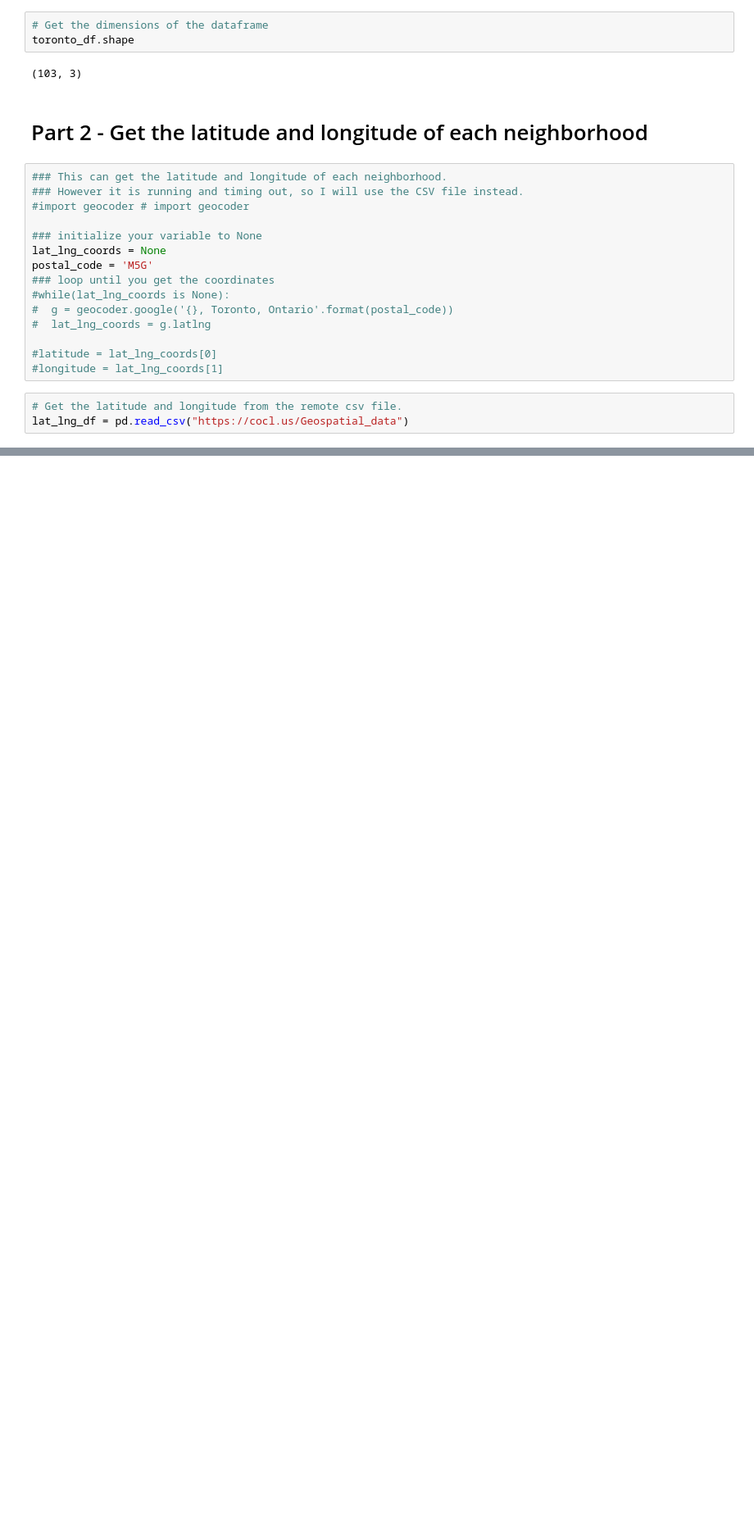
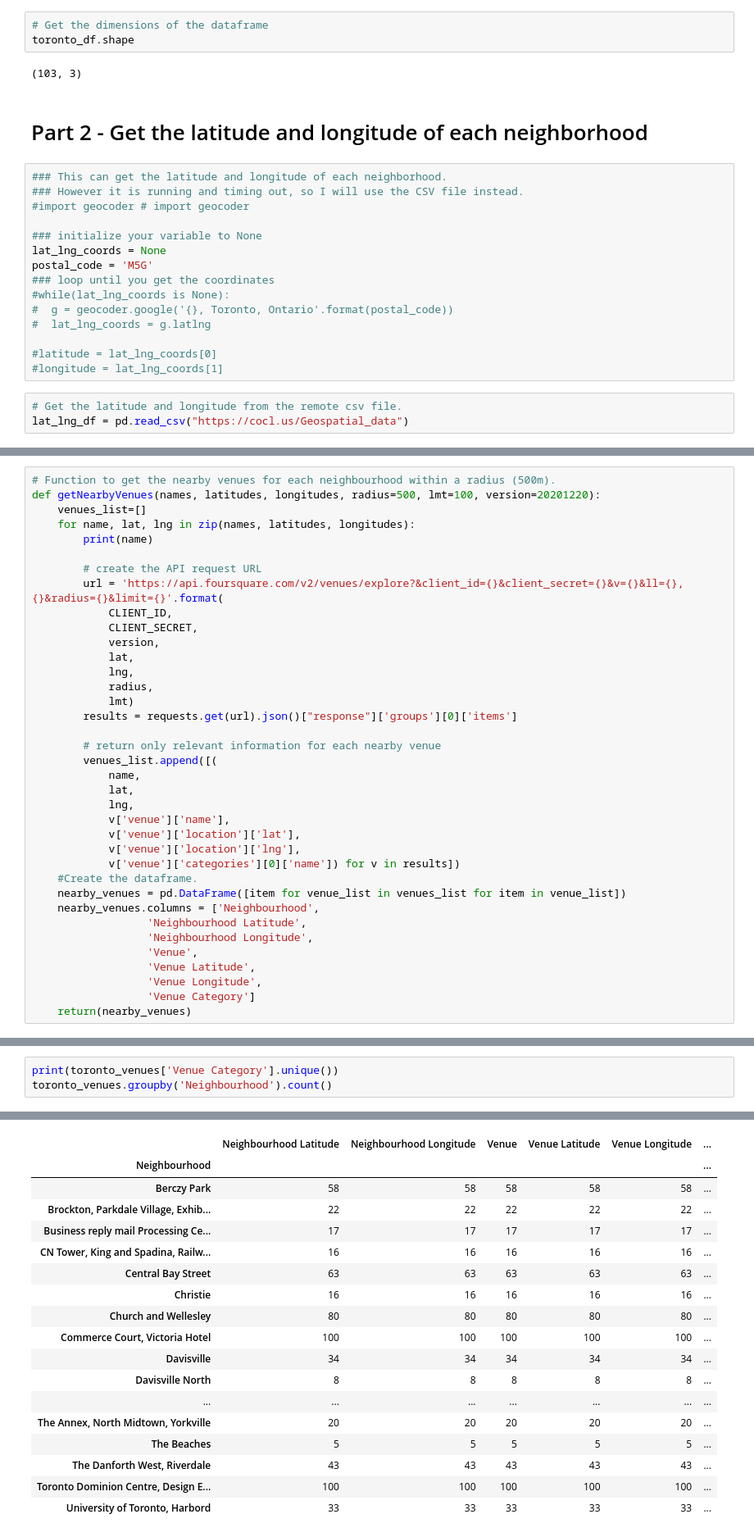
Before and after one commit to megpay/capstone_project, a Jupyter notebook: Capstone.ipynb, the cells around one changed output, grey strips where cells are left out. Shown: that part at 82% size. Drawn from its saved outputs; the diff is of its cells as text; blank space fills up the shorter version.

```diff
--- a/Capstone.ipynb
+++ b/Capstone.ipynb
@@ -56,0 +185,37 @@ new_df = toronto_df.merge(lat_lng_df, left_on='Postal Code', right_on='Postal Co
+# %%
+# Function to get the nearby venues for each neighbourhood within a radius (500m).
+def getNearbyVenues(names, latitudes, longitudes, radius=500, lmt=100, version=20201220):
+    venues_list=[]
+    for name, lat, lng in zip(names, latitudes, longitudes):
+        print(name)
+
+        # create the API request URL
+        url = 'https://api.foursquare.com/v2/venues/explore?&client_id={}&client_secret={}&v={}&ll={},{}&radius={}&limit={}'.format(
+            CLIENT_ID,
+            CLIENT_SECRET,
+            version,
+            lat,
+            lng,
+            radius,
+            lmt)
+        results = requests.get(url).json()["response"]['groups'][0]['items']
+
+        # return only relevant information for each nearby venue
+        venues_list.append([(
+            name,
+            lat,
+            lng,
+            v['venue']['name'],
+            v['venue']['location']['lat'],
+            v['venue']['location']['lng'],
+            v['venue']['categories'][0]['name']) for v in results])
+    #Create the dataframe.
+    nearby_venues = pd.DataFrame([item for venue_list in venues_list for item in venue_list])
+    nearby_venues.columns = ['Neighbourhood',
+                  'Neighbourhood Latitude',
+                  'Neighbourhood Longitude',
+                  'Venue',
+                  'Venue Latitude',
+                  'Venue Longitude',
+                  'Venue Category']
+    return(nearby_venues)
@@ -66,0 +283,4 @@ new_df.head()
+# %%
+print(toronto_venues['Venue Category'].unique())
+toronto_venues.groupby('Neighbourhood').count()
+# %% [output]
@@ -66,0 +304,18 @@ new_df.head()
+|  | Neighbourhood Latitude | Neighbourhood Longitude | Venue | Venue Latitude | Venue Longitude | ... |
+| Neighbourhood |  |  |  |  |  | ... |
+| Berczy Park | 58 | 58 | 58 | 58 | 58 | ... |
+| Brockton, Parkdale Village, Exhib... | 22 | 22 | 22 | 22 | 22 | ... |
+| Business reply mail Processing Ce... | 17 | 17 | 17 | 17 | 17 | ... |
+| CN Tower, King and Spadina, Railw... | 16 | 16 | 16 | 16 | 16 | ... |
+| Central Bay Street | 63 | 63 | 63 | 63 | 63 | ... |
+| Christie | 16 | 16 | 16 | 16 | 16 | ... |
+| Church and Wellesley | 80 | 80 | 80 | 80 | 80 | ... |
+| Commerce Court, Victoria Hotel | 100 | 100 | 100 | 100 | 100 | ... |
+| Davisville | 34 | 34 | 34 | 34 | 34 | ... |
+| Davisville North | 8 | 8 | 8 | 8 | 8 | ... |
+| ... | ... | ... | ... | ... | ... | ... |
+| The Annex, North Midtown, Yorkville | 20 | 20 | 20 | 20 | 20 | ... |
+| The Beaches | 5 | 5 | 5 | 5 | 5 | ... |
+| The Danforth West, Riverdale | 43 | 43 | 43 | 43 | 43 | ... |
+| Toronto Dominion Centre, Design E... | 100 | 100 | 100 | 100 | 100 | ... |
+| University of Toronto, Harbord | 33 | 33 | 33 | 33 | 33 | ... |
```
Also changed, not shown: parts of 25 cells of this notebook.
